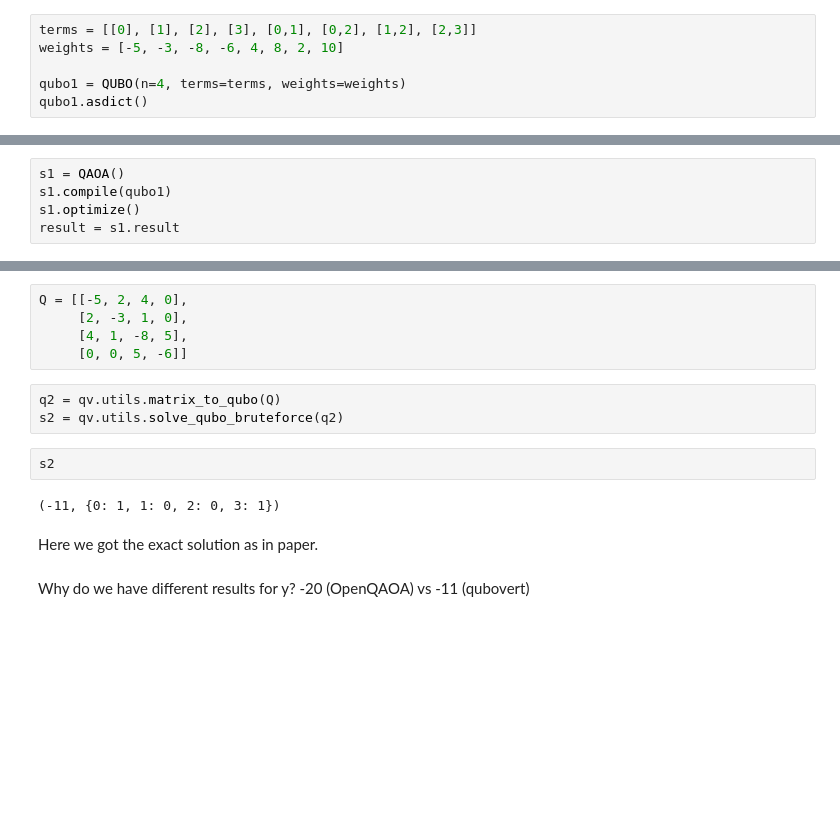
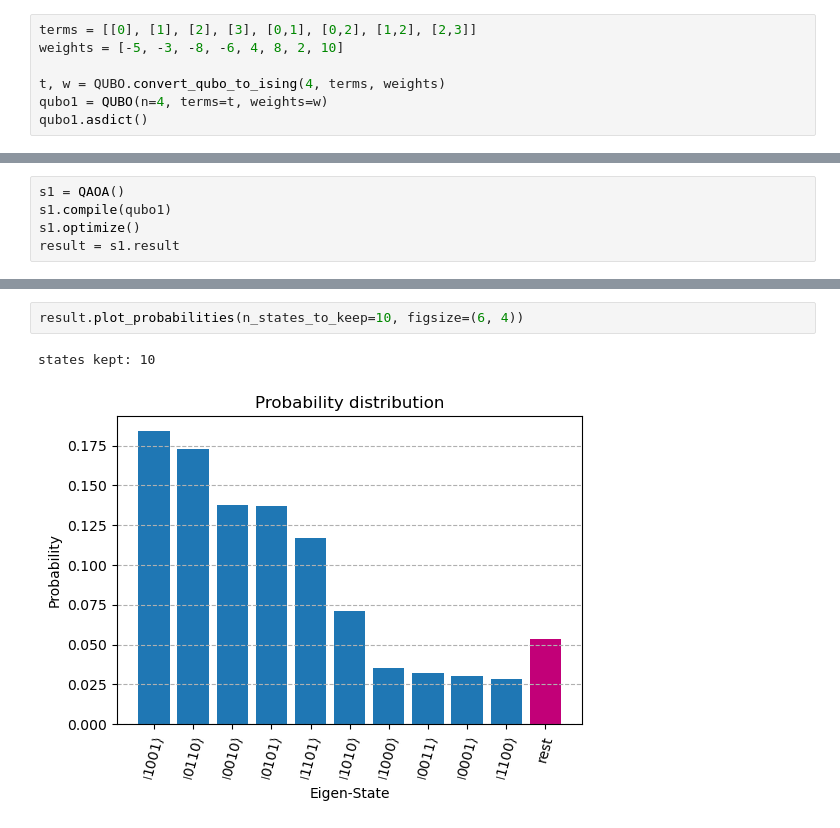
Before and after one commit to TerraVenil/QuantumJourney, a Jupyter notebook: OpenQAOA.ipynb, the cells around one changed output, grey strips where cells are left out. Drawn from its saved outputs; the diff is of its cells as text; blank space fills up the shorter version.

```diff
--- a/OpenQAOA.ipynb
+++ b/OpenQAOA.ipynb
@@ -24,6 +26,7 @@ y = -5x_0 -3x_1 -8x_2 -6x_3 +4x_0x_1 +8x_0x_2 +2x_1x_2 +10x_2x_3
 terms = [[0], [1], [2], [3], [0,1], [0,2], [1,2], [2,3]]
 weights = [-5, -3, -8, -6, 4, 8, 2, 10]
 
-qubo1 = QUBO(n=4, terms=terms, weights=weights)
+t, w = QUBO.convert_qubo_to_ising(4, terms, weights)
+qubo1 = QUBO(n=4, terms=t, weights=w)
 qubo1.asdict()
 # %% [output]
@@ -68,16 +67,5 @@ import qubovert as qv
-# %%
-Q = [[-5, 2, 4, 0],
-     [2, -3, 1, 0],
-     [4, 1, -8, 5],
-     [0, 0, 5, -6]]
-# %%
-q2 = qv.utils.matrix_to_qubo(Q)
-s2 = qv.utils.solve_qubo_bruteforce(q2)
-# %%
-s2
-# %% [output]
-(-11, {0: 1, 1: 0, 2: 0, 3: 1})
-# %% [markdown]
-Here we got the exact solution as in paper.
-# %% [markdown]
-Why do we have different results for y? -20 (OpenQAOA) vs -11 (qubovert)
+# %%
+result.plot_probabilities(n_states_to_keep=10, figsize=(6, 4))
+# %% [output]
+states kept: 10
+[figure, added]
```
Also changed, not shown: parts of 16 cells of this notebook.
